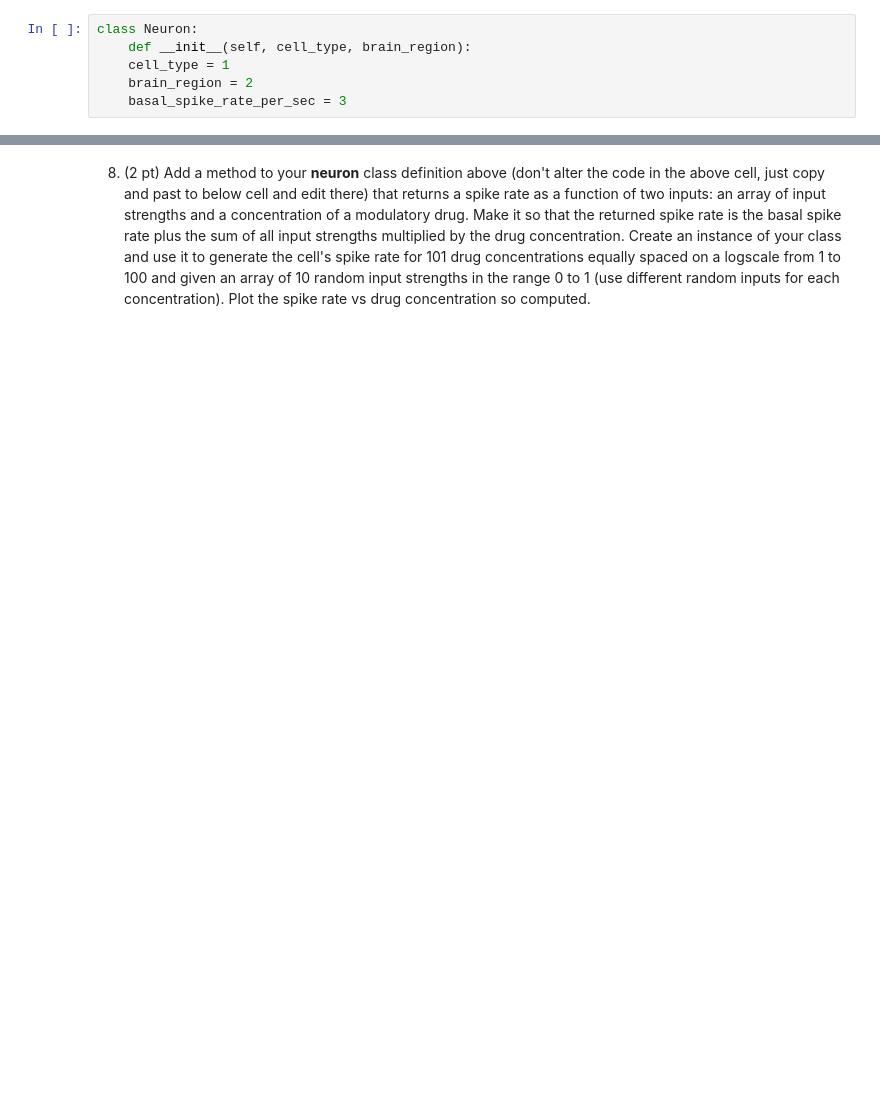
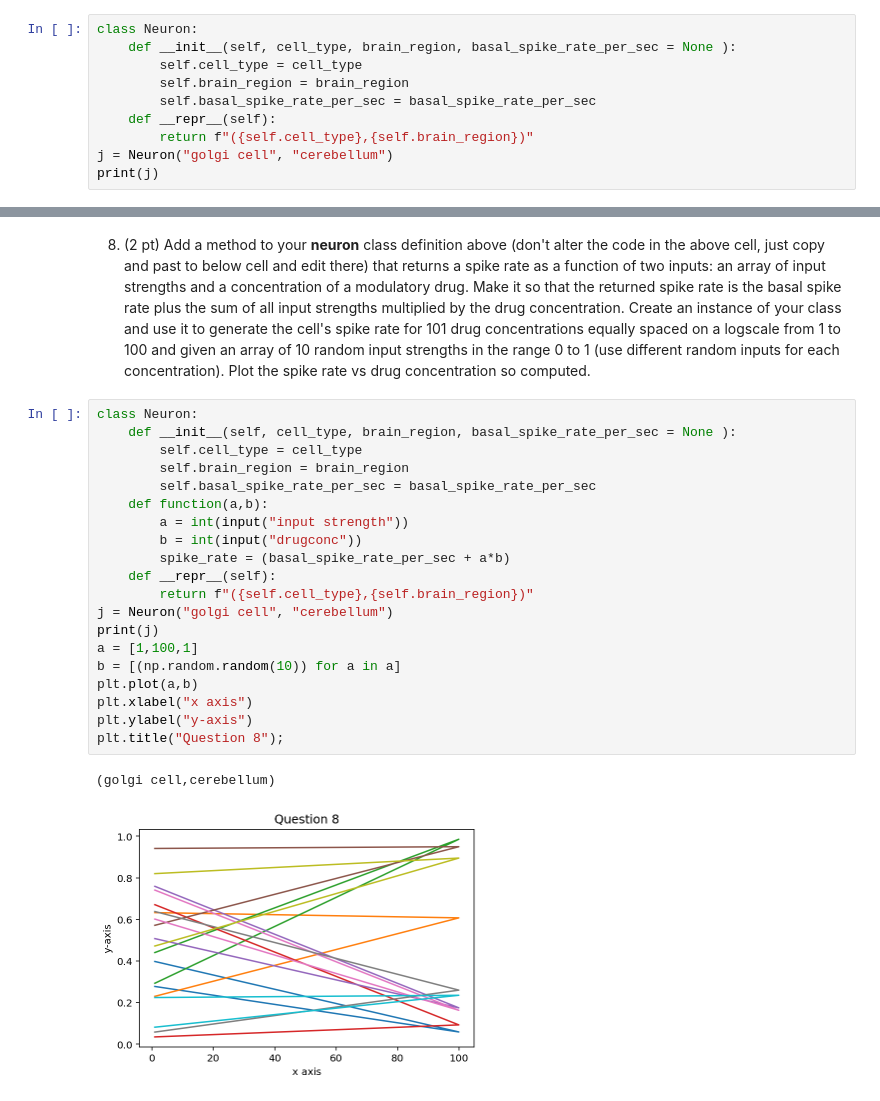
Before and after one commit to kaylaw9826/NEU337-Spring2020, a Jupyter notebook: homework/homework-Jan-30-advanced.ipynb, the cells around one changed output, grey strips where cells are left out. Cells and saved outputs as stored; diff of their text form; blank space fills up the shorter version.

```diff
--- a/homework/homework-Jan-30-advanced.ipynb
+++ b/homework/homework-Jan-30-advanced.ipynb
@@ -81,9 +81,13 @@ numFive(k)
 24.7 µs ± 174 ns per loop (mean ± std. dev. of 7 runs, 10000 loops each)
 # %% [markdown]
 7. (2 pts) Define a **neuron** class that has attributes **cell_type, brain_region, basal_spike_rate_per_sec**. Allow these attributes to be set as inputs when creating an instance of the class. Also make it so that printing an instance of the class should show the cell type and brain region. Create an intance of the class with some attribute values (whatever you want) and print it.
-# %%
-class Neuron:
-    def __init__(self, cell_type, brain_region):
-    cell_type = 1
-    brain_region = 2
-    basal_spike_rate_per_sec = 3
+# %%
+class Neuron:
+    def __init__(self, cell_type, brain_region, basal_spike_rate_per_sec = None ):
+        self.cell_type = cell_type
+        self.brain_region = brain_region
+        self.basal_spike_rate_per_sec = basal_spike_rate_per_sec
+    def __repr__(self):
+        return f"({self.cell_type},{self.brain_region})"
+j = Neuron("golgi cell", "cerebellum")
+print(j)
@@ -90,2 +96,25 @@ class Neuron:
 # %% [markdown]
 8. (2 pt) Add a method to your **neuron** class definition above (don't alter the code in the above cell, just copy and past to below cell and edit there) that returns a spike rate as a function of two inputs: an array of input strengths and a concentration of a modulatory drug. Make it so that the returned spike rate is the basal spike rate plus the sum of all input strengths multiplied by the drug concentration. Create an instance of your class and use it to generate the cell's spike rate for 101 drug concentrations equally spaced on a logscale from 1 to 100 and given an array of 10 random input strengths in the range 0 to 1 (use different random inputs for each concentration). Plot the spike rate vs drug concentration so computed.
+# %%
+class Neuron:
+    def __init__(self, cell_type, brain_region, basal_spike_rate_per_sec = None ):
+        self.cell_type = cell_type
+        self.brain_region = brain_region
+        self.basal_spike_rate_per_sec = basal_spike_rate_per_sec
+    def function(a,b):
+        a = int(input("input strength"))
+        b = int(input("drugconc"))
+        spike_rate = (basal_spike_rate_per_sec + a*b)
+    def __repr__(self):
+        return f"({self.cell_type},{self.brain_region})"
+j = Neuron("golgi cell", "cerebellum")
+print(j)
+a = [1,100,1]
+b = [(np.random.random(10)) for a in a]
+plt.plot(a,b)
+plt.xlabel("x axis")
+plt.ylabel("y-axis")
+plt.title("Question 8");
+# %% [output]
+(golgi cell,cerebellum)
+[figure, added]
```
Also changed, not shown: parts of 1 cell of this notebook.
